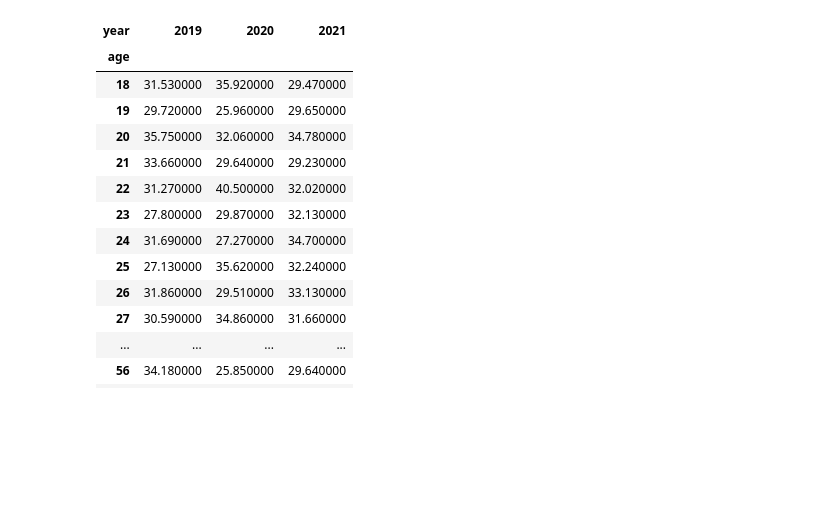
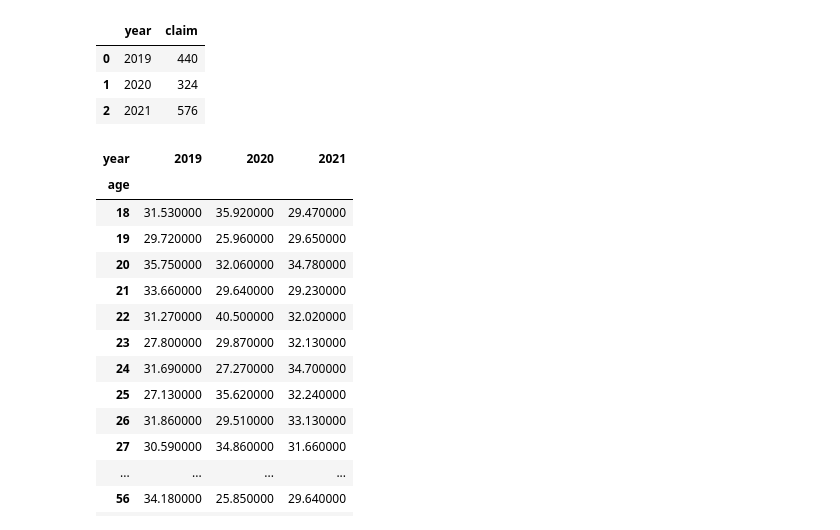
Before and after one commit to saibabu369/HealthPulse, a Jupyter notebook: SourceCode.ipynb, the cells around one changed output. Saved outputs shown, nothing was run; the diff lists cells and outputs as text; code cells hidden in the pictures; blank space fills up the shorter version.

```diff
--- a/SourceCode.ipynb
+++ b/SourceCode.ipynb
@@ -0,0 +180,9 @@
+# %%
+claims_by_year = data.groupby('year')['claim'].count().reset_index()
+# %%
+claims_by_year
+# %% [output]
+|  | year | claim |
+| 0 | 2019 | 440 |
+| 1 | 2020 | 324 |
+| 2 | 2021 | 576 |
```
Also changed, not shown: parts of 16 cells of this notebook.
